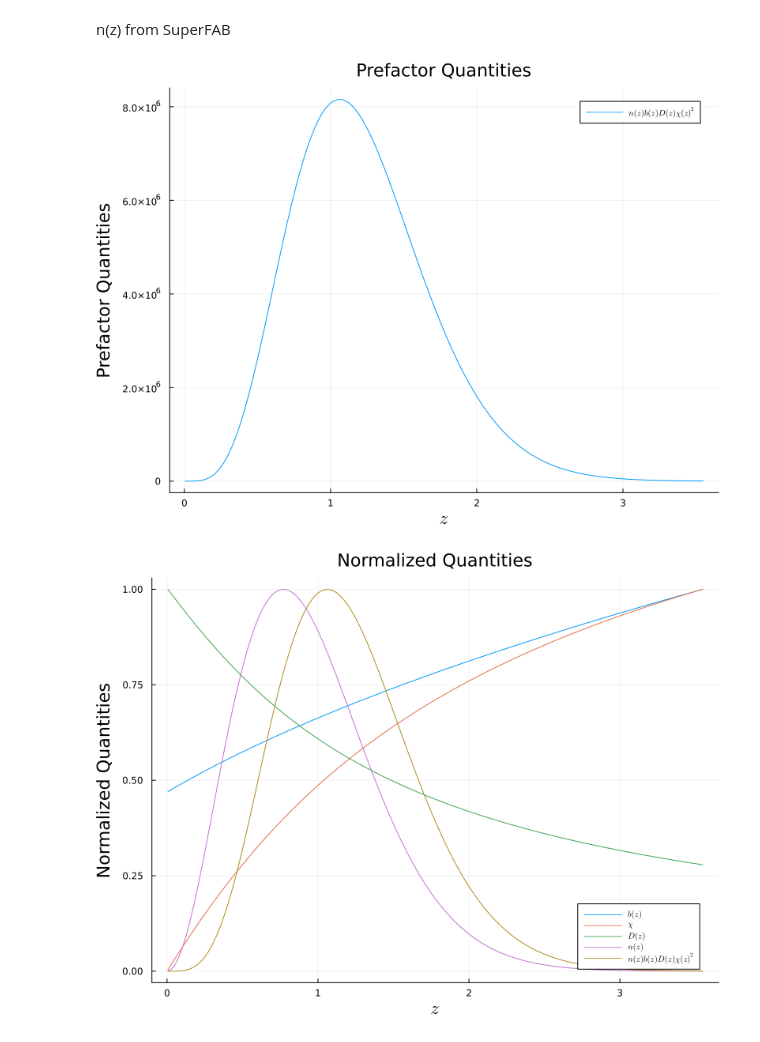
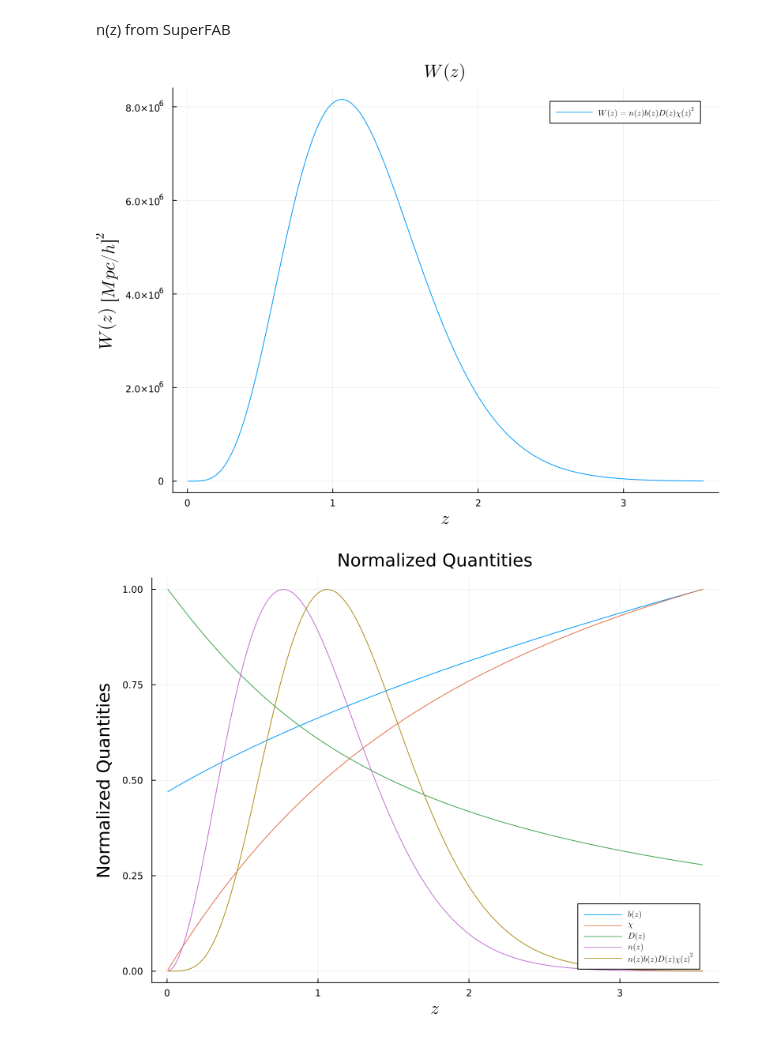
Before and after one commit to anvi-git/3D_Angular_Power_Spectrum, a Jupyter notebook: notebooks/beyond_BLAST.ipynb, the cells around one changed output. Saved outputs shown, nothing was run; the diff lists cells and outputs as text; code cells hidden in the pictures.

```diff
--- a/notebooks/beyond_BLAST.ipynb
+++ b/notebooks/beyond_BLAST.ipynb
@@ -211,13 +258,13 @@ prefac = x_array.^2 .* b_z_array .* D_growth_array .* nz_norm; # array of the pr
 # %%
 plot(z_range,
           prefac,
-          label=L"$n(z) b(z) D(z) \chi(z)^2$",
+          label=L"$ W(z) = n(z) b(z) D(z) \chi(z)^2$",
           xlabel=L"$z$",
-          ylabel="Prefactor Quantities",
-          title="Prefactor Quantities",
+          ylabel=L"$W(z)$ $[Mpc/h]^2$",
+          title=L"$W(z)$",
           legend=:topright, size=(800,600), titlefontsize=15, labelfontsize=15, legendfontsize=7, dpi=200)
 # %% [output]
-[figure, old version]
+[figure, new version]
 # %%
 npzwrite(joinpath(output_dir, "prefac.npy"), prefac)
 # %%
```
Also changed, not shown: parts of 11 cells of this notebook, 1 other file.
